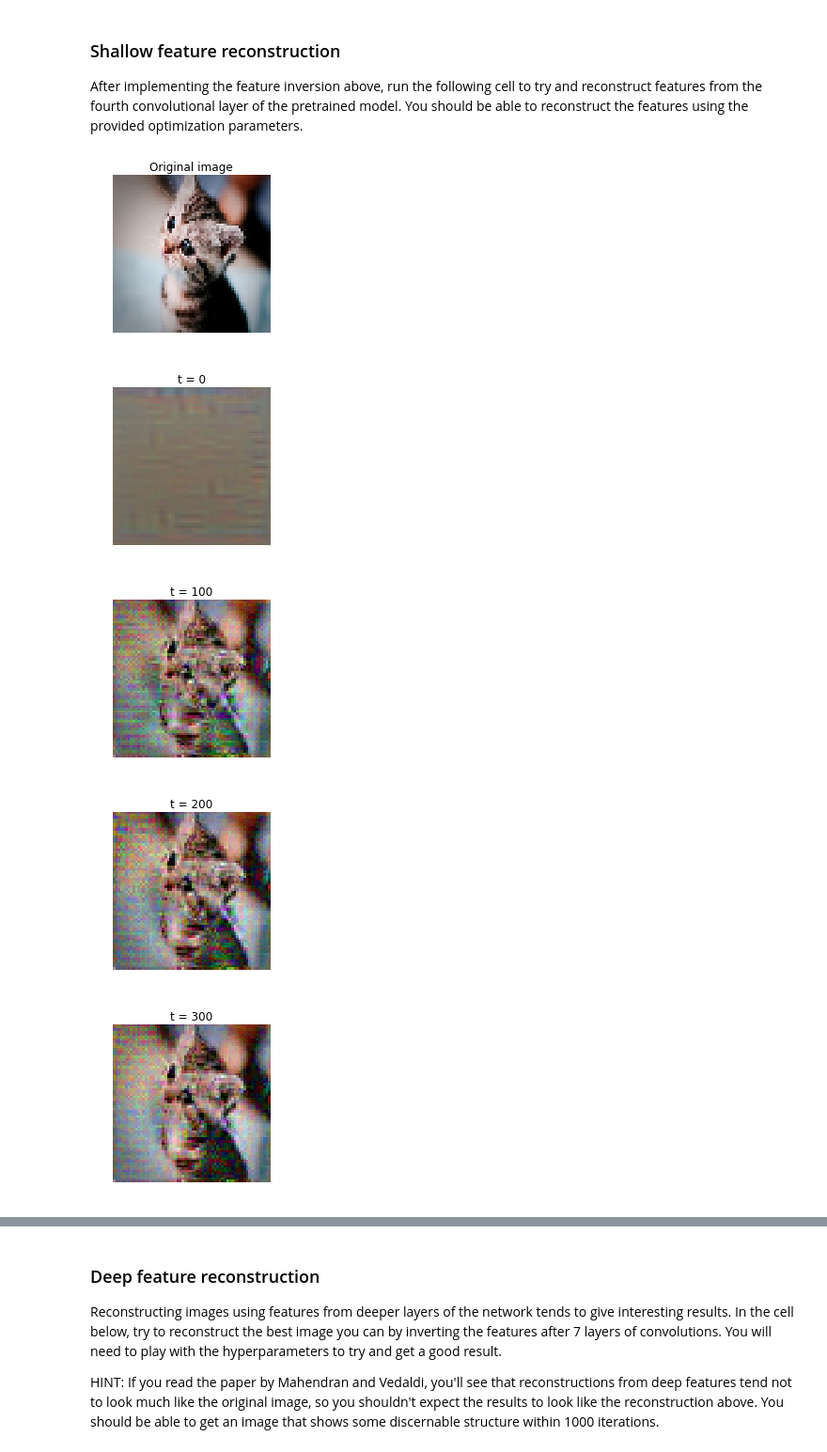
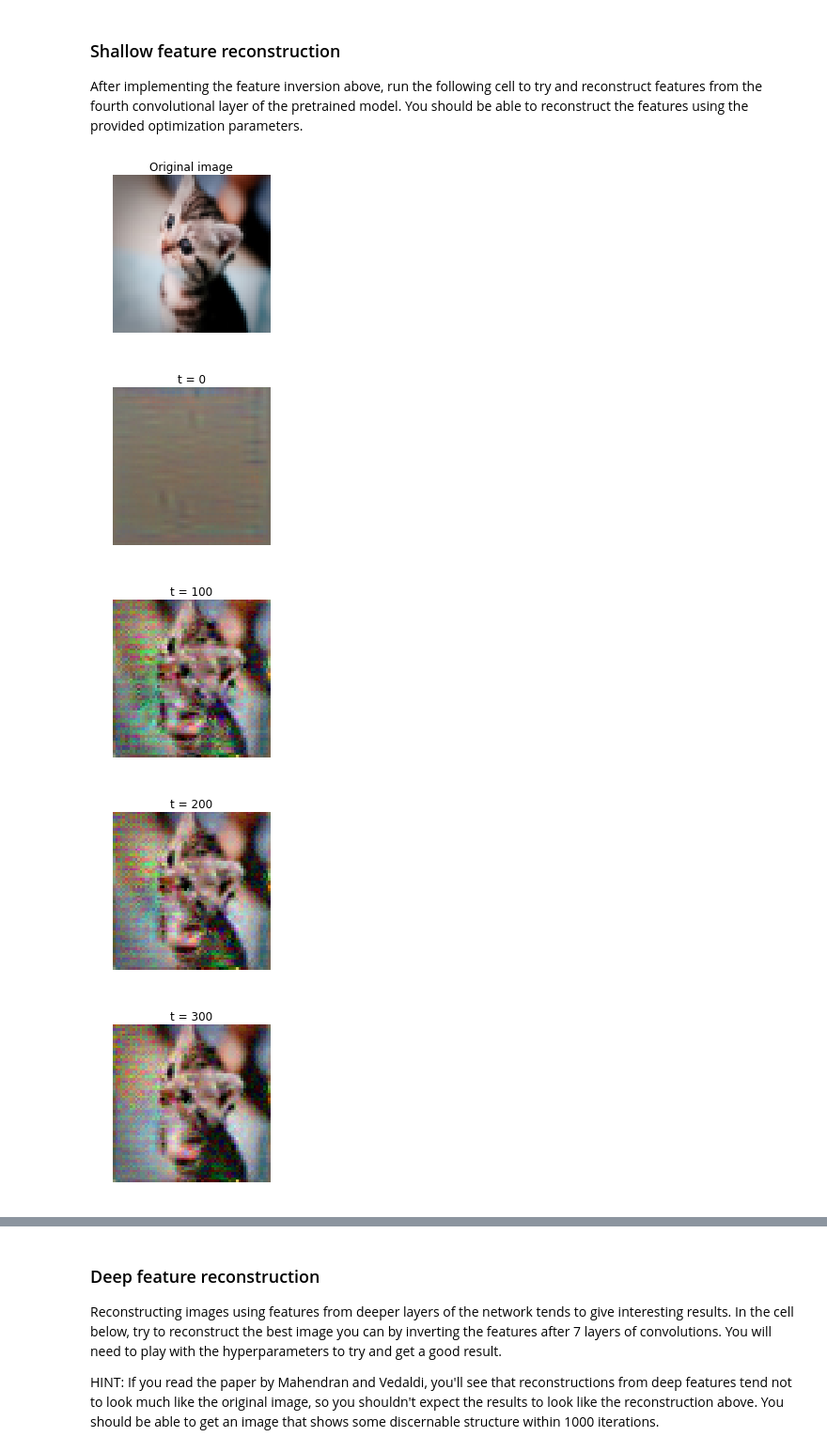
Before and after one commit to Alexoner/skynet, a Jupyter notebook: notebooks/ImageGeneration.ipynb, the cells around one changed output, grey strips where cells are left out. Shown: that part at 94% size. Saved outputs shown, nothing was run; the diff lists cells and outputs as text; code cells hidden in the pictures.

```diff
--- a/notebooks/ImageGeneration.ipynb
+++ b/notebooks/ImageGeneration.ipynb
@@ -85,7 +86,7 @@ def create_class_visualization(target_y, model, **kwargs):
   show_every = kwargs.pop('show_every', 25)
 
   X = np.random.randn(1, 3, 64, 64)
-  for t in xrange(num_iterations):
+  for t in range(num_iterations):
     # As a regularizer, add random jitter to the image
     ox, oy = np.random.randint(-max_jitter, max_jitter+1, 2)
     X = np.roll(np.roll(X, ox, -1), oy, -2)
@@ -191,7 +192,7 @@ def invert_features(target_feats, layer, model, **kwargs):
   show_every = kwargs.pop('show_every', 50)
 
   X = np.random.randn(1, 3, 64, 64)
-  for t in xrange(num_iterations):
+  for t in range(num_iterations):
     ############################################################################
     # TODO: Compute the image gradient dX of the reconstruction loss with      #
     # respect to the image. You should include L2 regularization penalizing    #
@@ -226,35 +227,35 @@ def invert_features(target_feats, layer, model, **kwargs):
 ### Shallow feature reconstruction
 After implementing the feature inversion above, run the following cell to try and reconstruct features from the fourth convolutional layer of the pretrained model. You should be able to reconstruct the features using the provided optimization parameters.
 # %%
-filename = 'kitten.jpg'
+filename = '../skynet/datasets/kitten.jpg'
 layer = 3 # layers start from 0 so these are features after 4 convolutions
 img = imresize(imread(filename), (64, 64))
 
 plt.imshow(img)
 plt.gcf().set_size_inches(3, 3)
 plt.title('Original image')
 plt.axis('off')
 plt.show()
 
 # Preprocess the image before passing it to the network:
 # subtract the mean, add a dimension, etc
 img_pre = preprocess_image(img, data['mean_image'])
 
 # Extract features from the image
 feats, _ = model.forward(img_pre, end=layer)
 
 # Invert the features
 kwargs = {
   'num_iterations': 400,
   'learning_rate': 5000,
   'l2_reg': 1e-8,
   'show_every': 100,
   'blur_every': 10,
 }
 X = invert_features(feats, layer, model, **kwargs)
 # %% [output]
-[figure, old version]
+[figure, new version]
 [figure]
-[figure, old version]
+[figure, new version]
-[figure, old version]
+[figure, new version]
-[figure, old version]
+[figure, new version]
```
Also changed, not shown: parts of 10 cells of this notebook, 7 other files.
